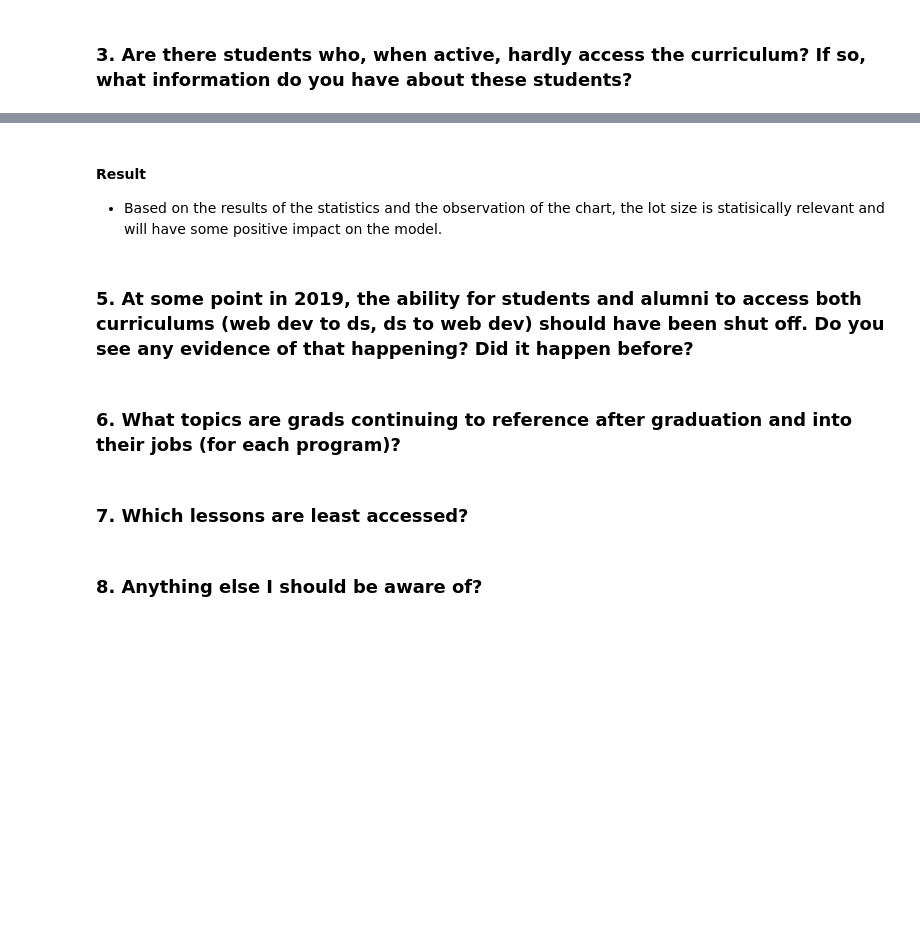
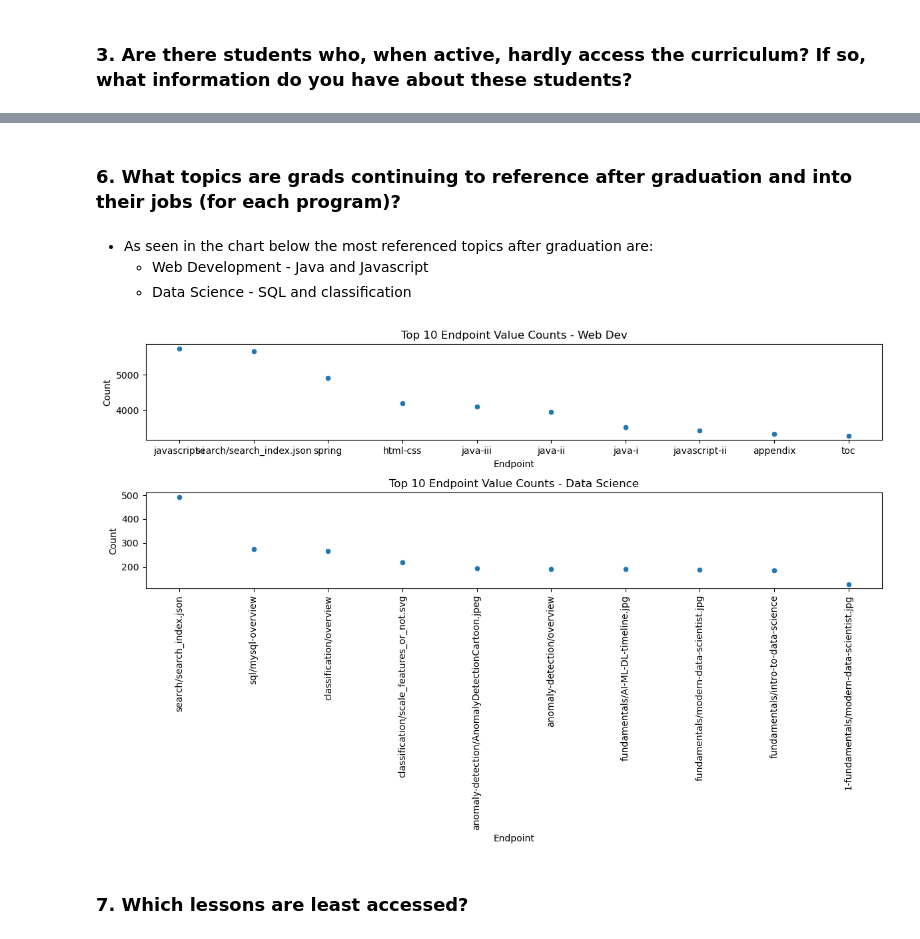
Before and after one commit to codeup-divergence/project-anomaly-detection, a Jupyter notebook: final_report .ipynb, the cells around one changed output, grey strips where cells are left out. Cells and saved outputs as stored; diff of their text form; code cells hidden in the pictures; blank space fills up the shorter version.

```diff
--- a/final_report .ipynb
+++ b/final_report .ipynb
@@ -65,6 +50,9 @@ import explore
 | program_id | int64 | 1,2,3,4 | Designation given to type of program |
 # %% [markdown]
 ### Bring in Data for Exploration
+# %%
+# Bringing in data and prparing it for exploration
+df = wrangle.wrangle_curriculum_logs()
 # %% [markdown]
 ### Sneak Peak at the Data
 # %%
@@ -116,5 +158,0 @@ Based on the results of the statistics and the observation of the chart, the num
-# %% [markdown]
-#### Result
-* Based on the results of the statistics and the observation of the chart, the lot size is statisically relevant and will have some positive impact on the model.
-# %% [markdown]
-### 5. At some point in 2019, the ability for students and alumni to access both curriculums (web dev to ds, ds to web dev) should have been shut off. Do you see any evidence of that happening? Did it happen before?
@@ -121,6 +161,13 @@ Based on the results of the statistics and the observation of the chart, the num
 # %% [markdown]
 ### 6. What topics are grads continuing to reference after graduation and into their jobs (for each program)?
+# %% [markdown]
+* As seen in the chart below the most referenced topics after graduation are:
+    * Web Development - Java and Javascript
+    * Data Science - SQL and classification
+# %%
+# Get question 6 exploration
+functions.question6(df)
+# %% [output]
+[figure, added]
 # %% [markdown]
 ### 7. Which lessons are least accessed?
-# %% [markdown]
-### 8. Anything else I should be aware of?
```
Also changed, not shown: parts of 27 cells of this notebook, 1 other file.
